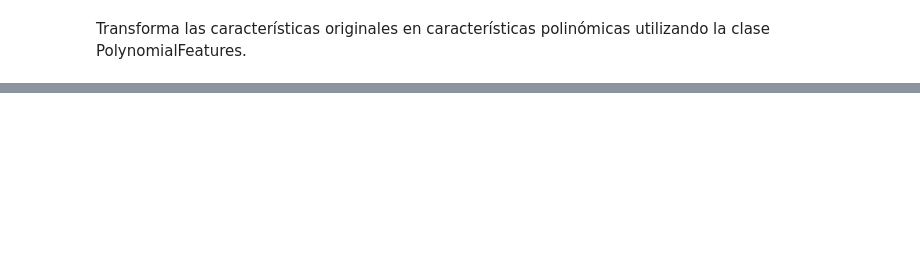
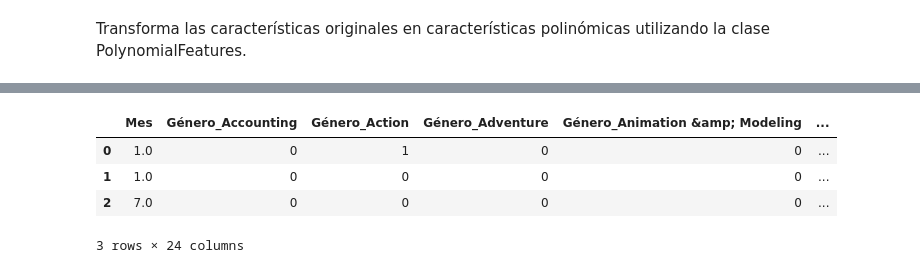
Before and after one commit to marianobernal/PI1_Mariano_Bernal, a Jupyter notebook: 3_ML.ipynb, the cells around one changed output, grey strips where cells are left out. Cells and saved outputs as stored; diff of their text form; code cells hidden in the pictures; blank space fills up the shorter version.

```diff
--- a/3_ML.ipynb
+++ b/3_ML.ipynb
@@ -118,0 +166,9 @@ Accuracy para lineal: 0.08 (+/- 0.10)
+# %%
+dfml = pd.read_csv("Archivos/dfML.csv")
+y=dfml['Precio'].round(1)
+x=dfml.drop(columns=['Precio'])
+Modelo_árbol = DecisionTreeRegressor(max_depth=6)
+X_train, X_test, y_train, y_test = train_test_split(x, y, test_size = 0.25, random_state = 42)
+Modelo_árbol.fit(X_train,y_train)
+y_train_pred = Modelo_árbol.predict(X_train)
+y_test_pred = modelo.predict(X_test)
@@ -118,0 +200,8 @@ Accuracy para lineal: 0.08 (+/- 0.10)
+# %%
+x.head(3)
+# %% [output]
+|  | Mes | Género_Accounting | Género_Action | Género_Adventure | Género_Animation &amp; Modeling | ... |
+| 0 | 1.0 | 0 | 1 | 0 | 0 | ... |
+| 1 | 1.0 | 0 | 0 | 0 | 0 | ... |
+| 2 | 7.0 | 0 | 0 | 0 | 0 | ... |
+3 rows × 24 columns
```
Also changed, not shown: parts of 33 cells of this notebook, 3 other files.
